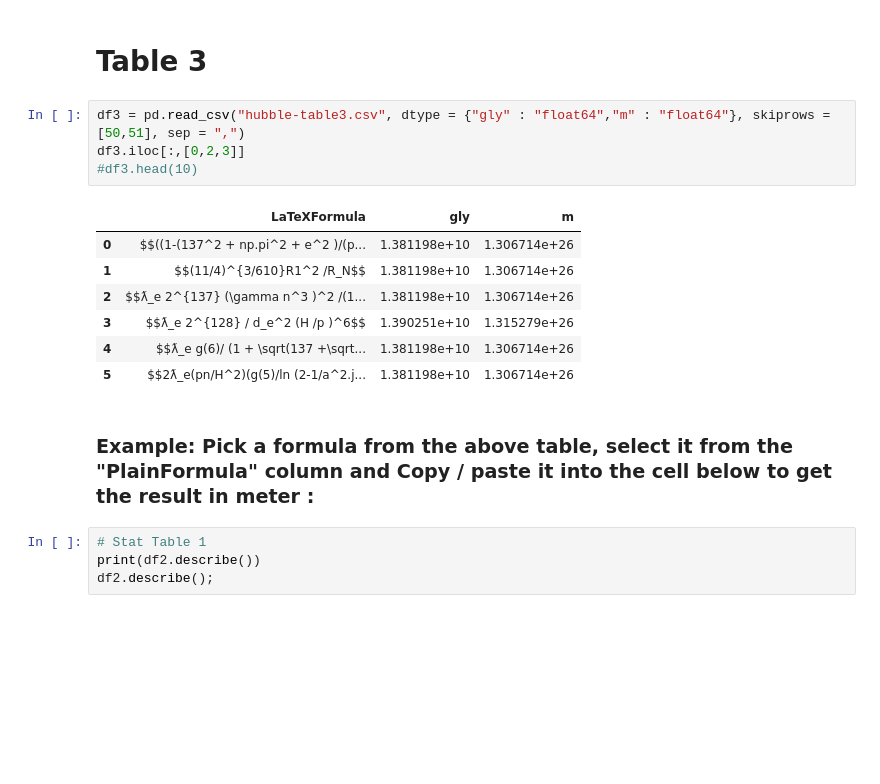
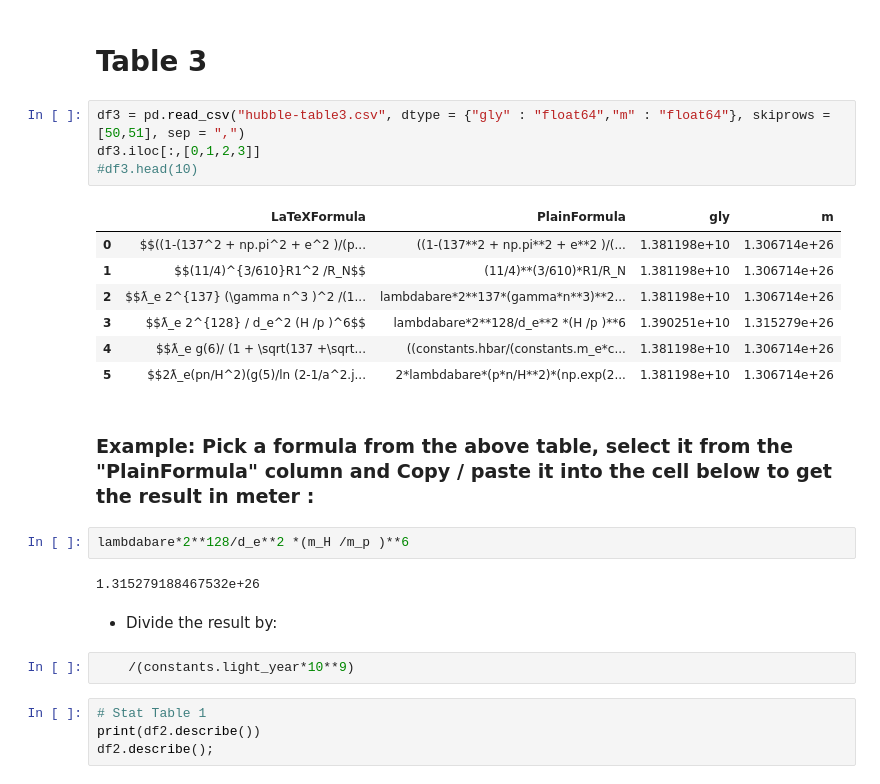
Before and after one commit to LaGuer/hubble-radius, a Jupyter notebook: hubble-radius.ipynb, the cells around one changed output. Saved outputs shown, nothing was run; the diff lists cells and outputs as text; blank space fills up the shorter version.

```diff
--- a/hubble-radius.ipynb
+++ b/hubble-radius.ipynb
@@ -309,18 +309,26 @@ Infinity
 # Table 3
 # %%
 df3 = pd.read_csv("hubble-table3.csv", dtype = {"gly" : "float64","m" : "float64"}, skiprows = [50,51], sep = ",")
-df3.iloc[:,[0,2,3]]
+df3.iloc[:,[0,1,2,3]]
 #df3.head(10)
 # %% [output]
-|  | LaTeXFormula | gly | m |
-| 0 | $$((1-(137^2 + np.pi^2 + e^2 )/(p... | 1.381198e+10 | 1.306714e+26 |
-| 1 | $$(11/4)^{3/610}R1^2 /R_N$$ | 1.381198e+10 | 1.306714e+26 |
-| 2 | $$ƛ_e 2^{137} (\gamma n^3 )^2 /(1... | 1.381198e+10 | 1.306714e+26 |
-| 3 | $$ƛ_e 2^{128} / d_e^2 (H /p )^6$$ | 1.390251e+10 | 1.315279e+26 |
-| 4 | $$ƛ_e g(6)/ (1 + \sqrt(137 +\sqrt... | 1.381198e+10 | 1.306714e+26 |
-| 5 | $$2ƛ_e(pn/H^2)(g(5)/ln (2-1/a^2.j... | 1.381198e+10 | 1.306714e+26 |
+|  | LaTeXFormula | PlainFormula | gly | m |
+| 0 | $$((1-(137^2 + np.pi^2 + e^2 )/(p... | ((1-(137**2 + np.pi**2 + e**2 )/(... | 1.381198e+10 | 1.306714e+26 |
+| 1 | $$(11/4)^{3/610}R1^2 /R_N$$ | (11/4)**(3/610)*R1/R_N | 1.381198e+10 | 1.306714e+26 |
+| 2 | $$ƛ_e 2^{137} (\gamma n^3 )^2 /(1... | lambdabare*2**137*(gamma*n**3)**2... | 1.381198e+10 | 1.306714e+26 |
+| 3 | $$ƛ_e 2^{128} / d_e^2 (H /p )^6$$ | lambdabare*2**128/d_e**2 *(H /p )**6 | 1.390251e+10 | 1.315279e+26 |
+| 4 | $$ƛ_e g(6)/ (1 + \sqrt(137 +\sqrt... | ((constants.hbar/(constants.m_e*c... | 1.381198e+10 | 1.306714e+26 |
+| 5 | $$2ƛ_e(pn/H^2)(g(5)/ln (2-1/a^2.j... | 2*lambdabare*(p*n/H**2)*(np.exp(2... | 1.381198e+10 | 1.306714e+26 |
 # %% [markdown]
 ### Example: Pick a formula from the above table, select it from the "PlainFormula" column and Copy / paste it into the cell below to get the result in meter :
+# %%
+lambdabare*2**128/d_e**2 *(m_H /m_p )**6
+# %% [output]
+1.315279188467532e+26
+# %% [markdown]
+* Divide the result by:
+# %%
+    /(constants.light_year*10**9)
 # %%
 # Stat Table 1
 print(df2.describe())
```
